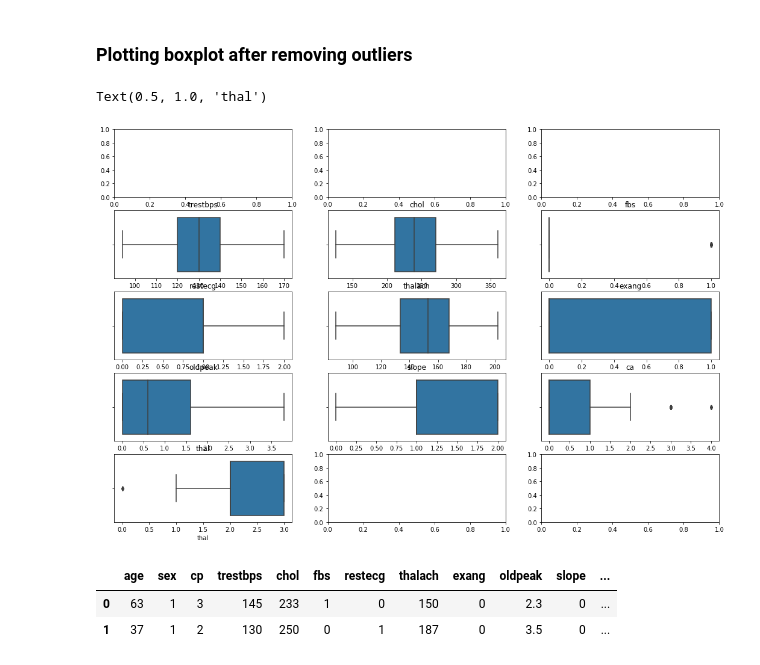
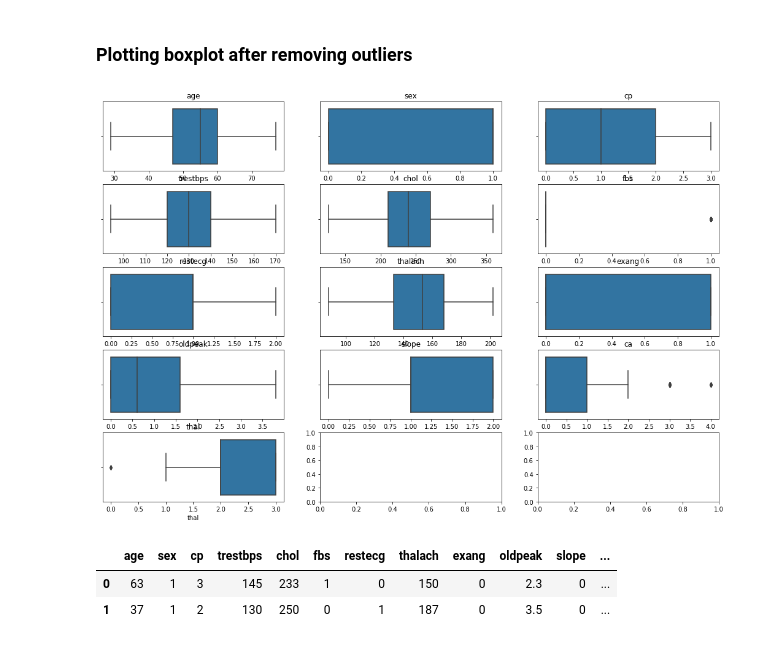
Before and after one commit to abhiraturi/HEART_DISEASE, a Jupyter notebook: Heart_Disease.ipynb, the cells around one changed output. Cells and saved outputs as stored; diff of their text form; code cells hidden in the pictures.

```diff
--- a/Heart_Disease.ipynb
+++ b/Heart_Disease.ipynb
@@ -285,19 +298,35 @@ aoc_df = aoc_df[aoc_df.oldpeak <4]
 # %%
 fig, axes = plt.subplots(5, 3,figsize=(18,12))
 
 #sns.boxplot(ax=axes[0][0], data=df,x='age').set_title("age")
 #sns.boxplot(ax=axes[0][1], data=df,x='sex').set_title("sex")
 #sns.boxplot(ax=axes[0][2], data=df,x='cp').set_title("cp")
-sns.boxplot(ax=axes[1][0], data=aoc_df,x='trestbps',showfliers=True).set_title("trestbps")
-sns.boxplot(ax=axes[1][1], data=aoc_df,x='chol').set_title("chol")
-sns.boxplot(ax=axes[1][2], data=aoc_df,x='fbs').set_title("fbs")
-sns.boxplot(ax=axes[2][0], data=aoc_df,x='restecg').set_title("restecg")
-sns.boxplot(ax=axes[2][1], data=aoc_df,x='thalach').set_title("thalach")
-sns.boxplot(ax=axes[2][2], data=aoc_df,x='exang').set_title("exang")
-sns.boxplot(ax=axes[3][0], data=aoc_df,x='oldpeak').set_title("oldpeak")
-sns.boxplot(ax=axes[3][1], data=aoc_df,x='slope').set_title("slope")
-sns.boxplot(ax=axes[3][2], data=aoc_df,x='ca').set_title("ca")
-sns.boxplot(ax=axes[4][0], data=aoc_df,x='thal').set_title("thal")
+
+features=[['age','sex','cp'],
+          ['trestbps','chol','fbs'],
+          ['restecg','thalach','exang'],
+          ['oldpeak','slope','ca'],
+          ['thal'],
+         ]
+#print(features[0][0])
+
+for i in range(0,5):
+    for j in range (3):
+        if i==4 and j==1:
+            break
+        sns.boxplot(ax=axes[i][j], data=aoc_df,x=features[i][j]).set_title(features[i][j])
+
+
+
+#sns.boxplot(ax=axes[1][0], data=aoc_df,x='trestbps').set_title("trestbps")
+#sns.boxplot(ax=axes[1][1], data=aoc_df,x='chol').set_title("chol")
+#sns.boxplot(ax=axes[1][2], data=aoc_df,x='fbs').set_title("fbs")
+#sns.boxplot(ax=axes[2][0], data=aoc_df,x='restecg').set_title("restecg")
+#sns.boxplot(ax=axes[2][1], data=aoc_df,x='thalach').set_title("thalach")
+#sns.boxplot(ax=axes[2][2], data=aoc_df,x='exang').set_title("exang")
+#sns.boxplot(ax=axes[3][0], data=aoc_df,x='oldpeak').set_title("oldpeak")
+#sns.boxplot(ax=axes[3][1], data=aoc_df,x='slope').set_title("slope")
+#sns.boxplot(ax=axes[3][2], data=aoc_df,x='ca').set_title("ca")
+#sns.boxplot(ax=axes[4][0], data=aoc_df,x='thal').set_title("thal")
 # %% [output]
-Text(0.5, 1.0, 'thal')
-[figure, old version]
+[figure, new version]
```
Also changed, not shown: parts of 8 cells of this notebook.
